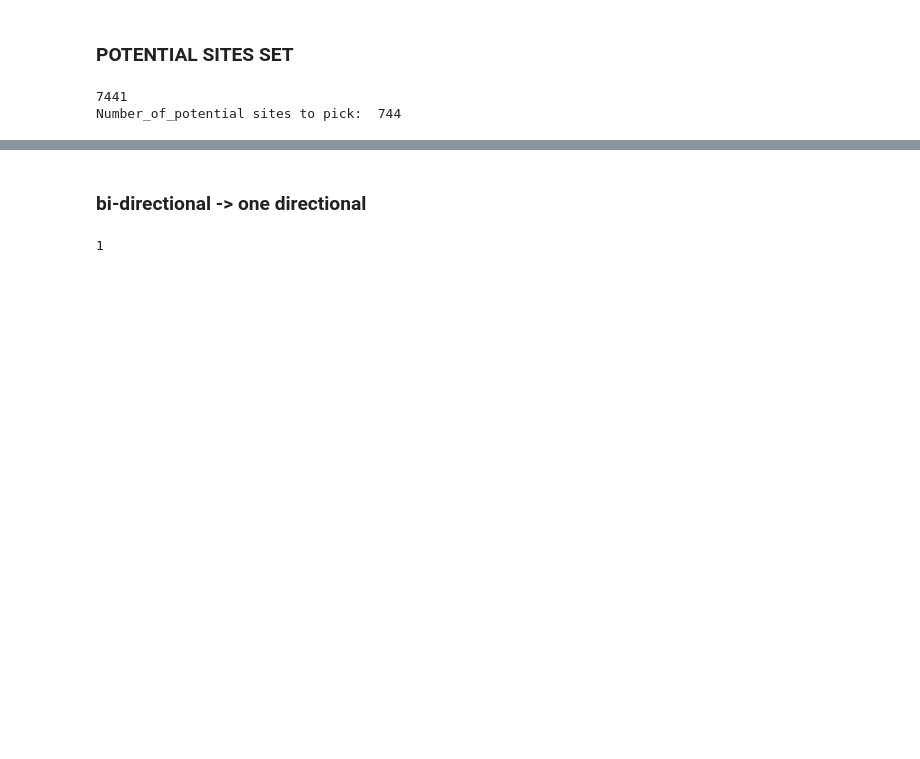
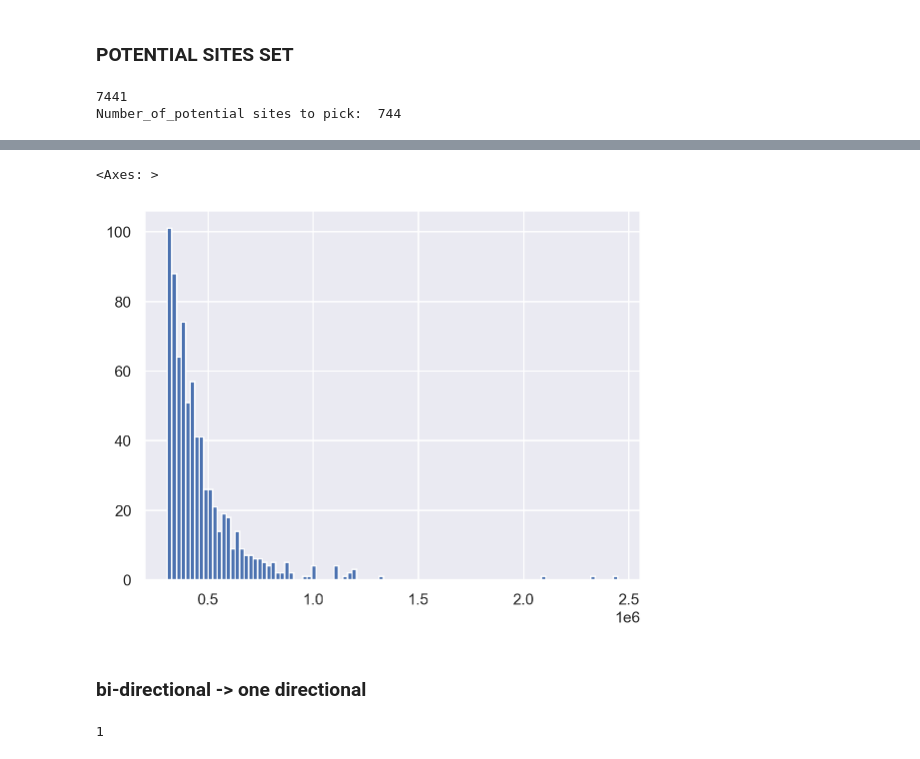
Before and after one commit to ivan-liuliaev/EV_Chargers_Placement_Optimization, a Jupyter notebook: nb_1_data_prep.ipynb, the cells around one changed output, grey strips where cells are left out. Saved outputs shown, nothing was run; the diff lists cells and outputs as text; code cells hidden in the pictures; blank space fills up the shorter version.

```diff
--- a/nb_1_data_prep.ipynb
+++ b/nb_1_data_prep.ipynb
@@ -122,3 +145,8 @@ Number_of_potential sites to pick:  744
+# %%
+df_area_traffic_volume.query("area in @P").traffic_volume.hist(bins = 100)
+# %% [output]
+<Axes: >
+[figure, added]
 # %% [markdown]
 ### bi-directional -> one directional
 # %%
```
Also changed, not shown: parts of 14 cells of this notebook, 8 other files.
